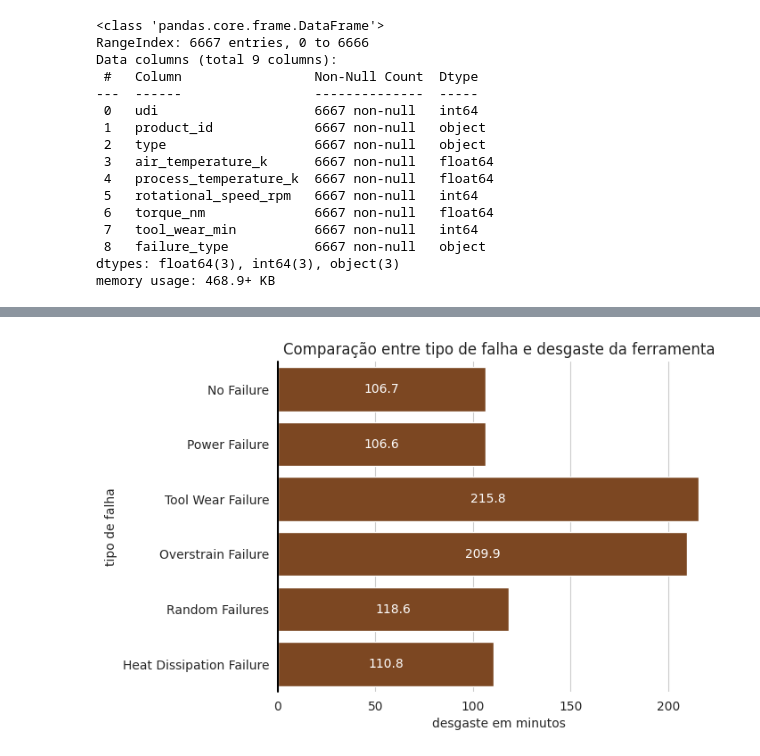
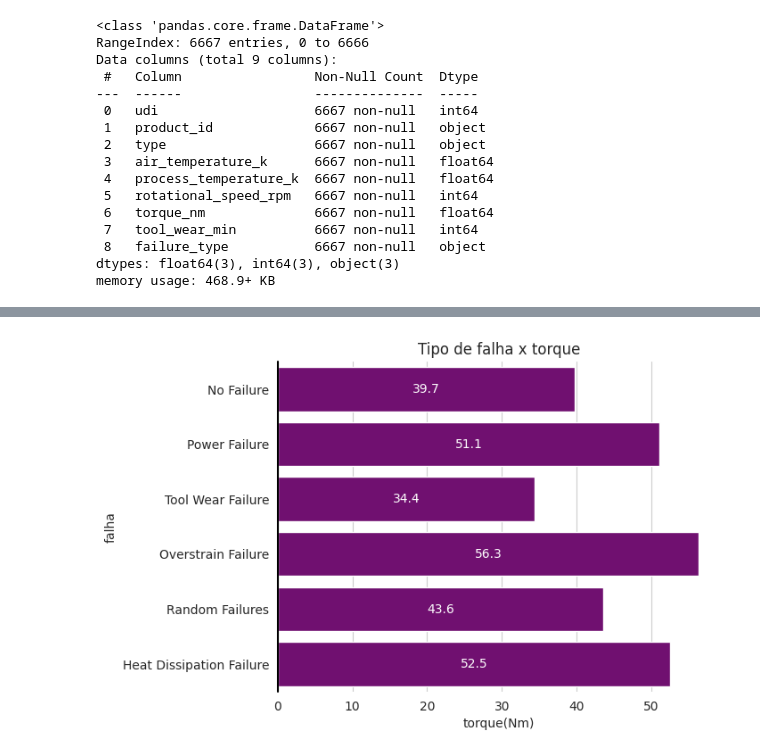
Before and after one commit to c-Tos1wa/preventive_maintenace, a Jupyter notebook: data_analysis.ipynb, the cells around one changed output, grey strips where cells are left out. Saved outputs shown, nothing was run; the diff lists cells and outputs as text; code cells hidden in the pictures.

```diff
--- a/data_analysis.ipynb
+++ b/data_analysis.ipynb
@@ -147,24 +82,4 @@ plt.show()
-# %%
-sns.set_style('whitegrid')
-plt.figure()
-axis=sns.barplot(
-            y=db['failure_type'],
-            x=db['tool_wear_min'],
-            color='saddlebrown',
-            errorbar=None
-                )
-axis.bar_label(
-    axis.containers[0],
-    fmt = '%.1f',
-    label_type = 'center',
-    color = 'white',
-)
-
-axis.set(frame_on=False)
-axis.axvline(0, color='k', clip_on=False)
-plt.title('Comparação entre tipo de falha e desgaste da ferramenta')
-plt.xlabel('desgaste em minutos')
-plt.ylabel('tipo de falha')
-plt.show()
-# %% [output]
-[figure, removed]
+# %%
+plot(db.torque_nm, 'purple', 'Tipo de falha x torque', 'torque(Nm)')
+# %% [output]
+[figure, added]
```
Also changed, not shown: parts of 12 cells of this notebook.
